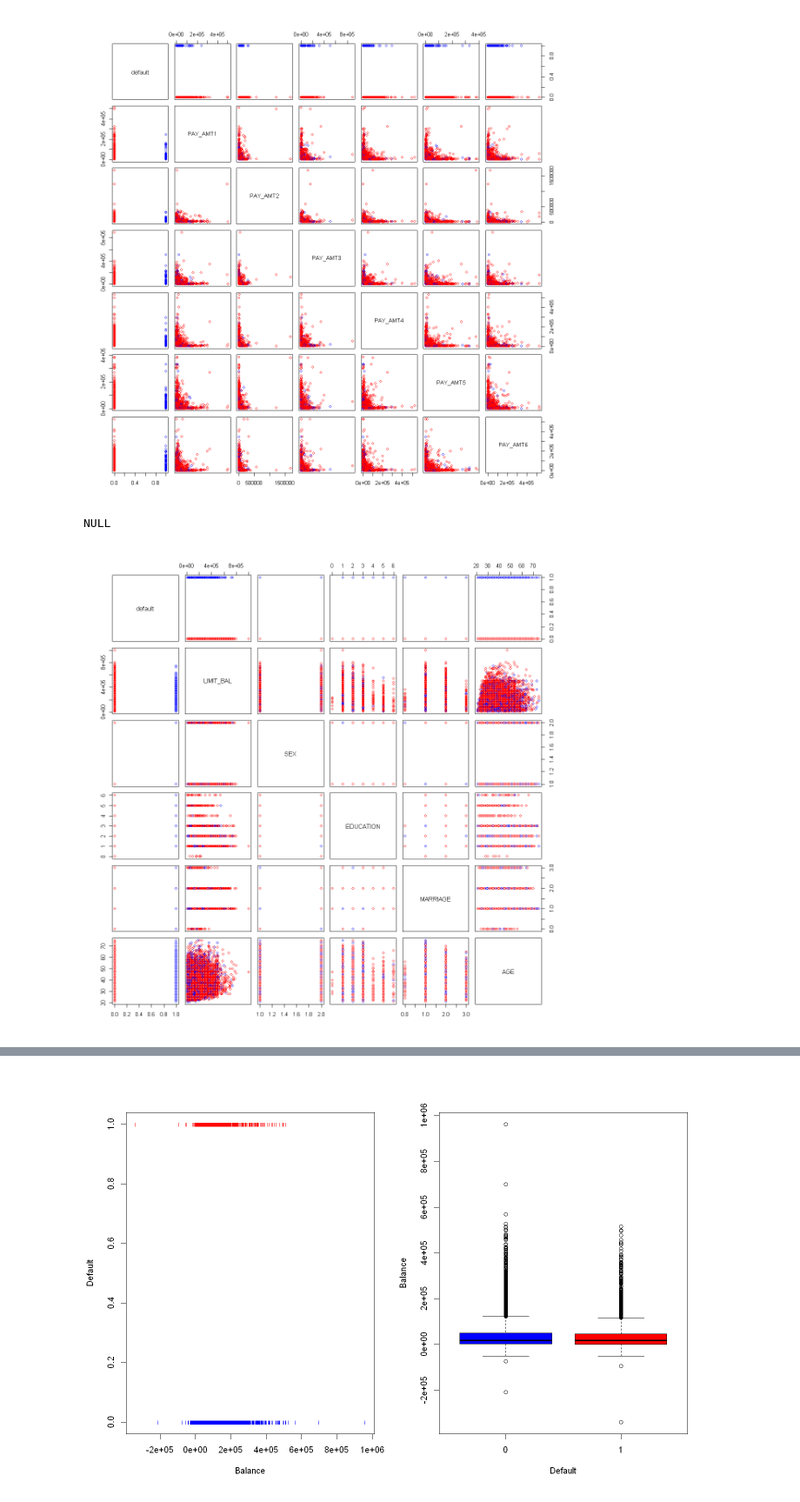
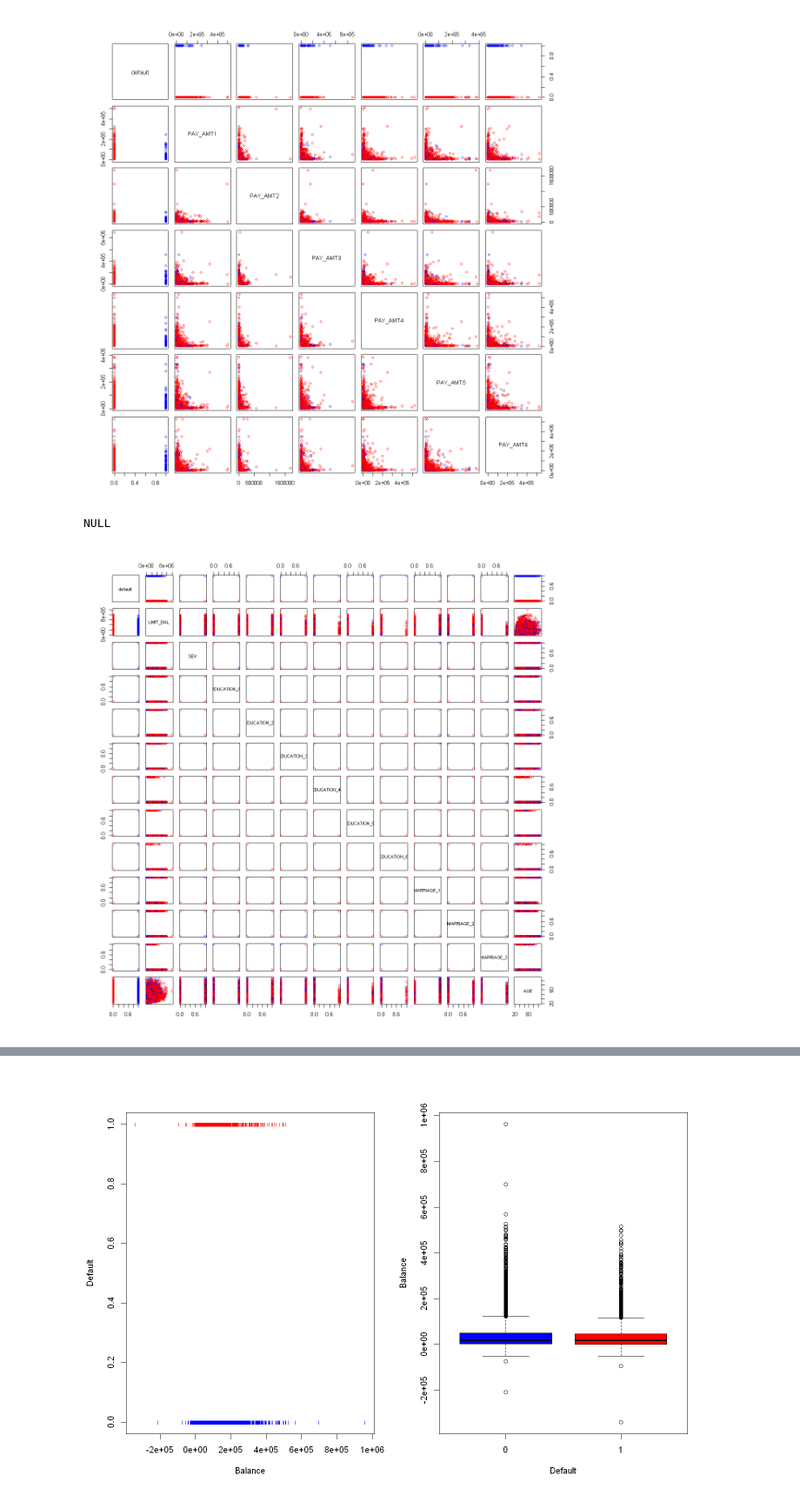
Before and after one commit to alipourmotlagh/MBD_statistical_learning, a Jupyter notebook: Individual Project/Motlagh_Project.ipynb, the cells around one changed output, grey strips where cells are left out. Shown at 87% size. Saved outputs shown, nothing was run; the diff lists cells and outputs as text; code cells hidden in the pictures.

```diff
--- a/Individual Project/Motlagh_Project.ipynb
+++ b/Individual Project/Motlagh_Project.ipynb
@@ -309,14 +337,15 @@ NULL
 # %%
 # Pair plot Default VS all rest
 options(repr.plot.width=10, repr.plot.height=10)
 cols <- rep('blue', nrow(DF))  # no default
 cols[DF$default == 0] <- 'red'  # Default
 D.VS.R<-pairs(default ~ LIMIT_BAL + SEX +
-                 EDUCATION + MARRIAGE  + AGE  , data=DF, col=cols)
+                 EDUCATION_1 + EDUCATION_2+EDUCATION_3+EDUCATION_4+EDUCATION_5+EDUCATION_6+
+              MARRIAGE_1 + MARRIAGE_2+ MARRIAGE_3 + AGE  , data=DF, col=cols)
 D.VS.R
 # %% [output]
 NULL
-[figure, old version]
+[figure, new version]
 # %%
 # Relationship between balance and default
 options(repr.plot.width=12, repr.plot.height=8)
```
Also changed, not shown: parts of 88 cells of this notebook, 1 other file.
